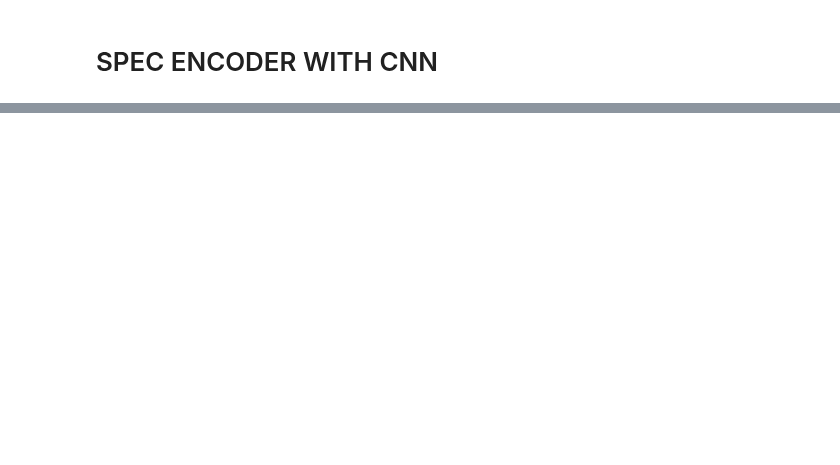
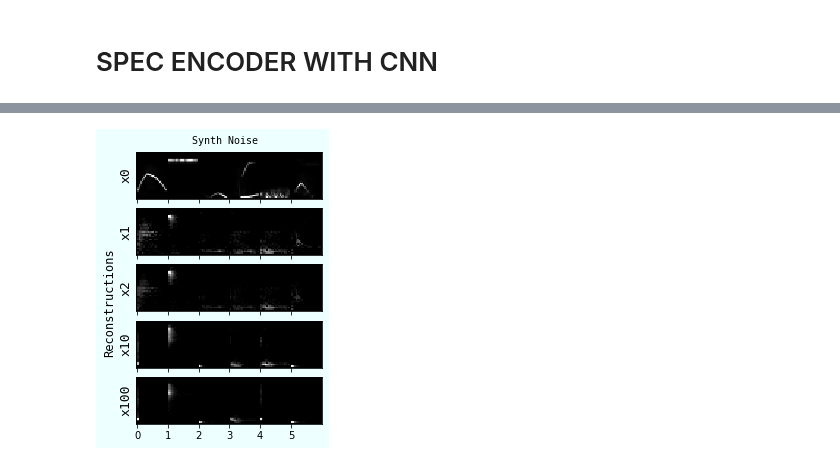
Before and after one commit to imilas/Synths_Stacks_Search, a Jupyter notebook: feature_extraction/openset_CNN.ipynb, the cells around one changed output, grey strips where cells are left out. Drawn from its saved outputs; the diff is of its cells as text; code cells hidden in the pictures; blank space fills up the shorter version.

```diff
--- a/feature_extraction/openset_CNN.ipynb
+++ b/feature_extraction/openset_CNN.ipynb
@@ -26,7 +26,8 @@ SR=44100
 #functions
 spec=torchaudio.functional.spectrogram
 
-audio_frames=miru.audioFrames(loadCache=True)
+# audio_frames=miru.audioFrames(loadCache=True)
+audio_frames=miru.audioFrames(db_name="radar",loadCache=True)
 
 def getMeanLength(x):
     gl=x.apply(lambda z: len(z["audio"]),axis=1)
@@ -370,7 +361,7 @@ spec_data_test_nosynth = audioDataset(test_synthless,".",task="dvn", transform=p
 spec_test_nosynth_loader= DataLoader(spec_data_test_nosynth, batch_size=16,shuffle=True, num_workers=8)
 
 model = AE_Conv(input_shape=[FREQ_BINS,TIME_STEPS],compression_dim=latent_size,dropout_rate=dropout_rate,num_channels=5).to(device)
-# model = model_loader(model,"models/encode/nosynth_64_40_0.000577.pt")
+model = model_loader(model,"models/encode/nosynth_64_195_0.000450.pt")
 #train
 
 
@@ -379,7 +370,7 @@ df=pd.DataFrame(columns=["epoch","train_loss","test_loss"])
 
 # mean-squared error loss
 criterion = nn.MSELoss()
-epochs=200
+epochs=1
 for epoch in range(epochs):
     loss = 0
     for batch_features in spec_train_nosynth_loader:
@@ -467,11 +443,0 @@ tensor([0, 0, 1, 1, 0, 1, 1, 1])
-# %%
-from PIL import Image
-from transforms import RGBTransform # from source code mentioned above
-
-def rgb2gray(rgb):
-    return np.dot(rgb[...,:3], [0.2989, 0.5870, 0.1140])
-
-img = tv.utils.make_grid(images).numpy()
-gray = rgb2gray(img)
-plt.imshow(gray, cmap=plt.get_cmap('gray'), vmin=0, vmax=1)
-plt.show()
@@ -664,3 +444,58 @@ def _to_rgb(thing, name="input"):
+# %%
+from PIL import Image
+import matplotlib.ticker as ticker
+
+num_plots=5
+
+# d="Drums"
+d="Synth Noise"
+fig, axes = plt.subplots(nrows=5, ncols=1, sharex=True, sharey=True, figsize=(5,5),facecolor='#EEFFFF',)
+
+fig.text(0.41, 0.91, d, va='center',fontsize=10,family="monospace")
+fig.text(0.18, 0.32, 'Reconstructions', ha='center', rotation=90,fontsize=12,family="monospace")
+
+# from transforms import RGBTransform # from source code mentioned above
+
+recon_data=not_drums[1:7].to(device)
+axnum=0
+for i in range(101):
+    if i in [0,1,2,10,100]:
+
+        img=tv.utils.make_grid(recon_data.reshape([-1,1,FREQ_BINS,TIME_STEPS]).detach().cpu(),normalize=True,padding=1)
+        npimg = img.numpy()
+        ax=axes[axnum]
+        axnum=axnum+1
+#         ax.set_title("Loop %d"%i,fontsize=14)
+        ax.yaxis.set_ticks([0,30])
+        ax.yaxis.set_major_formatter(ticker.FormatStrFormatter('%0.f'))
+
+        ax.get_yaxis().set_visible(True)
+
+        ax.xaxis.set_ticks([])
+        ax.yaxis.set_ticks([])
+        ax.yaxis.set_label_position("left")
+        ax.set_ylabel("x%d"%i, rotation=90,size=13,family="monospace")
+
+
+        flipped=np.transpose(npimg, (1, 2, 0))
+        ax.imshow(np.flip(flipped,0))
+
+
+    recon_data=m(recon_data.detach())
+
+fig.axes[0].xaxis.set_ticks(np.arange(0,110,21))
+fig.axes[0].xaxis.set_major_formatter(ticker.FormatStrFormatter('%0.f'))
+ticks = fig.axes[0].get_xticks()//21
+fig.axes[0].set_xticklabels(ticks)
+
+# fig.axes[0].set_title("Original",fontsize=14)
+# fig.axes[0].set_ylabel(None)
+
+
+
+fig.savefig(d+"_reacreation.pdf",format="pdf",bbox_inches='tight')
+# %% [output]
+[figure, added]
 # %%
 #making sure the flattening stuff works
 batch_feats=xy["feats"][0:4]
```
Also changed, not shown: parts of 9 cells of this notebook, 2 other files.
